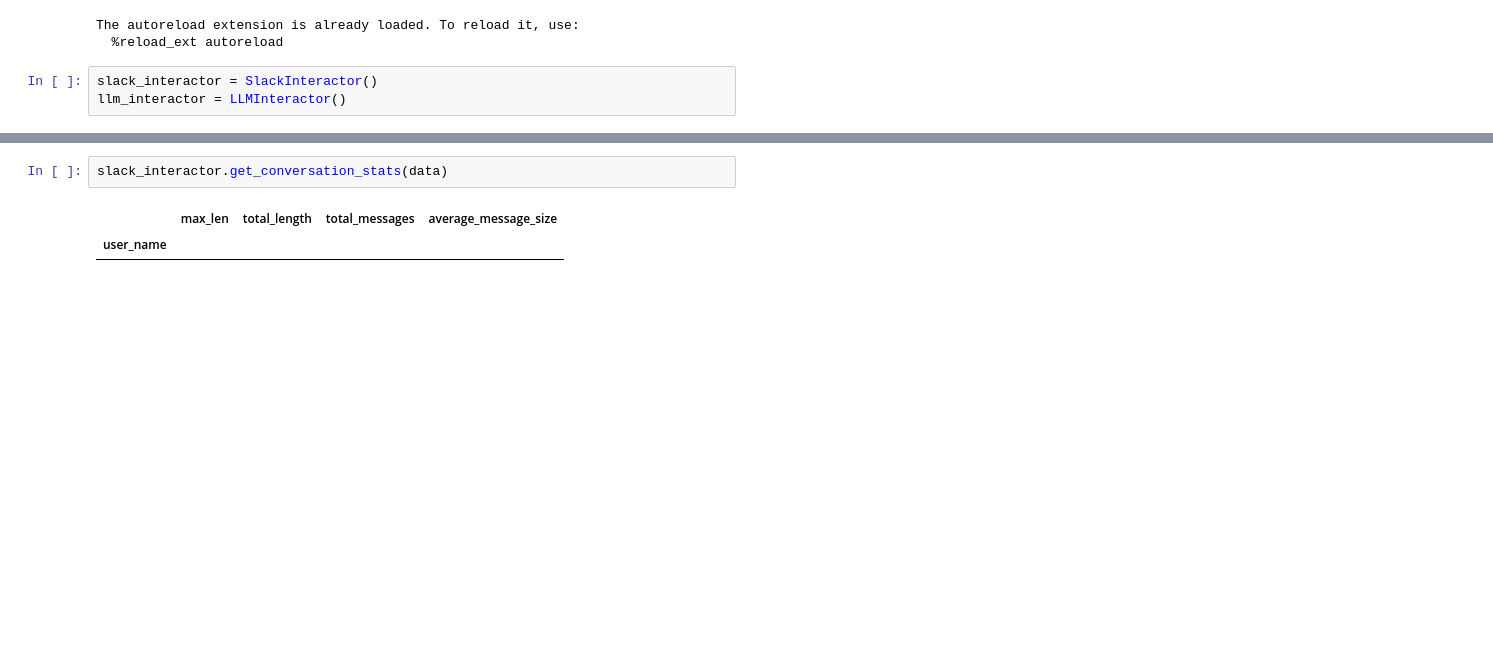
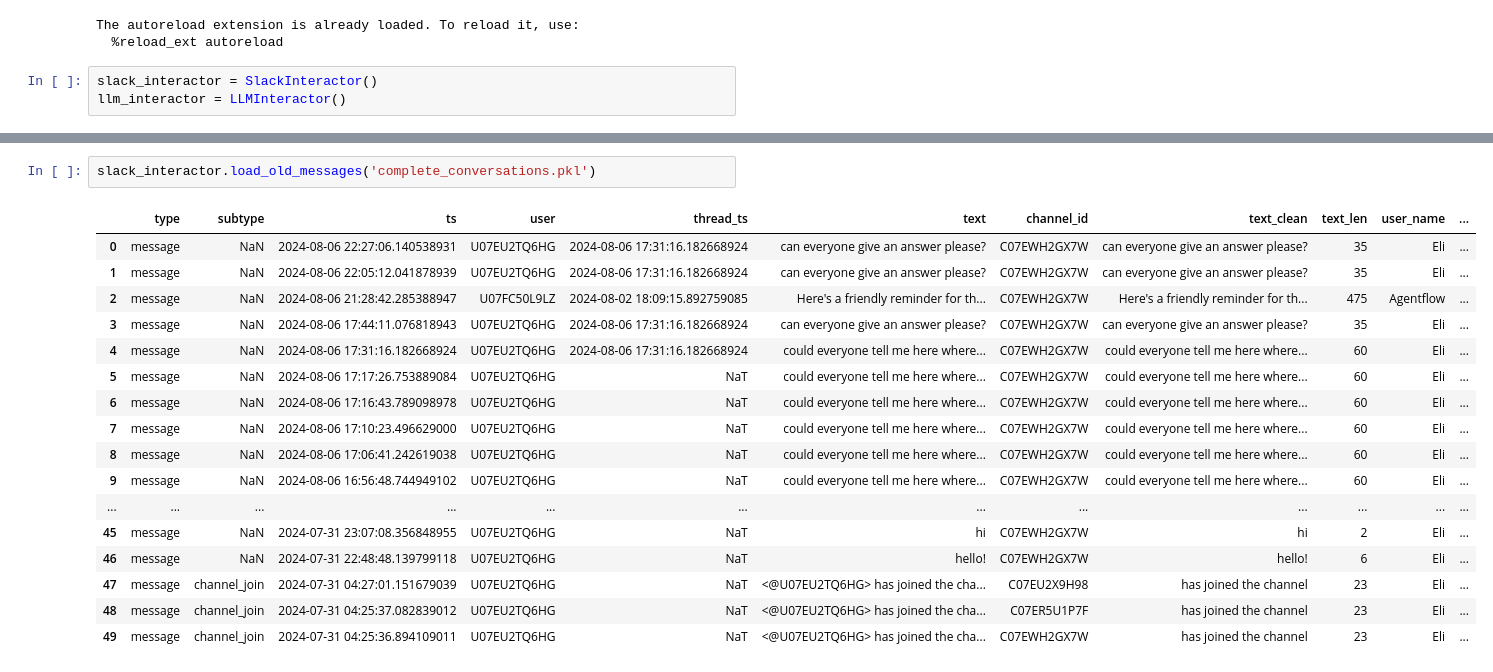
Before and after one commit to elichen/agentflow, a Jupyter notebook: playground.ipynb, the cells around one changed output, grey strips where cells are left out. Cells and saved outputs as stored; diff of their text form; blank space fills up the shorter version.

```diff
--- a/playground.ipynb
+++ b/playground.ipynb
@@ -48,5 +48,20 @@ llm_interactor.action_db.get_all_open_thread_ids()
 # %%
-slack_interactor.get_conversation_stats(data)
+slack_interactor.load_old_messages('complete_conversations.pkl')
 # %% [output]
-|  | max_len | total_length | total_messages | average_message_size |
-| user_name |  |  |  |  |
+|  | type | subtype | ts | user | thread_ts | text | channel_id | text_clean | text_len | user_name | ... |
+| 0 | message | NaN | 2024-08-06 22:27:06.140538931 | U07EU2TQ6HG | 2024-08-06 17:31:16.182668924 | can everyone give an answer please? | C07EWH2GX7W | can everyone give an answer please? | 35 | Eli | ... |
+| 1 | message | NaN | 2024-08-06 22:05:12.041878939 | U07EU2TQ6HG | 2024-08-06 17:31:16.182668924 | can everyone give an answer please? | C07EWH2GX7W | can everyone give an answer please? | 35 | Eli | ... |
+| 2 | message | NaN | 2024-08-06 21:28:42.285388947 | U07FC50L9LZ | 2024-08-02 18:09:15.892759085 | Here's a friendly reminder for th... | C07EWH2GX7W | Here's a friendly reminder for th... | 475 | Agentflow | ... |
+| 3 | message | NaN | 2024-08-06 17:44:11.076818943 | U07EU2TQ6HG | 2024-08-06 17:31:16.182668924 | can everyone give an answer please? | C07EWH2GX7W | can everyone give an answer please? | 35 | Eli | ... |
+| 4 | message | NaN | 2024-08-06 17:31:16.182668924 | U07EU2TQ6HG | 2024-08-06 17:31:16.182668924 | could everyone tell me here where... | C07EWH2GX7W | could everyone tell me here where... | 60 | Eli | ... |
+| 5 | message | NaN | 2024-08-06 17:17:26.753889084 | U07EU2TQ6HG | NaT | could everyone tell me here where... | C07EWH2GX7W | could everyone tell me here where... | 60 | Eli | ... |
+| 6 | message | NaN | 2024-08-06 17:16:43.789098978 | U07EU2TQ6HG | NaT | could everyone tell me here where... | C07EWH2GX7W | could everyone tell me here where... | 60 | Eli | ... |
+| 7 | message | NaN | 2024-08-06 17:10:23.496629000 | U07EU2TQ6HG | NaT | could everyone tell me here where... | C07EWH2GX7W | could everyone tell me here where... | 60 | Eli | ... |
+| 8 | message | NaN | 2024-08-06 17:06:41.242619038 | U07EU2TQ6HG | NaT | could everyone tell me here where... | C07EWH2GX7W | could everyone tell me here where... | 60 | Eli | ... |
+| 9 | message | NaN | 2024-08-06 16:56:48.744949102 | U07EU2TQ6HG | NaT | could everyone tell me here where... | C07EWH2GX7W | could everyone tell me here where... | 60 | Eli | ... |
+| ... | ... | ... | ... | ... | ... | ... | ... | ... | ... | ... | ... |
+| 45 | message | NaN | 2024-07-31 23:07:08.356848955 | U07EU2TQ6HG | NaT | hi | C07EWH2GX7W | hi | 2 | Eli | ... |
+| 46 | message | NaN | 2024-07-31 22:48:48.139799118 | U07EU2TQ6HG | NaT | hello! | C07EWH2GX7W | hello! | 6 | Eli | ... |
+| 47 | message | channel_join | 2024-07-31 04:27:01.151679039 | U07EU2TQ6HG | NaT | <@U07EU2TQ6HG> has joined the cha... | C07EU2X9H98 | has joined the channel | 23 | Eli | ... |
+| 48 | message | channel_join | 2024-07-31 04:25:37.082839012 | U07EU2TQ6HG | NaT | <@U07EU2TQ6HG> has joined the cha... | C07ER5U1P7F | has joined the channel | 23 | Eli | ... |
+| 49 | message | channel_join | 2024-07-31 04:25:36.894109011 | U07EU2TQ6HG | NaT | <@U07EU2TQ6HG> has joined the cha... | C07EWH2GX7W | has joined the channel | 23 | Eli | ... |
```
Also changed, not shown: parts of 2 cells of this notebook, 2 other files.
